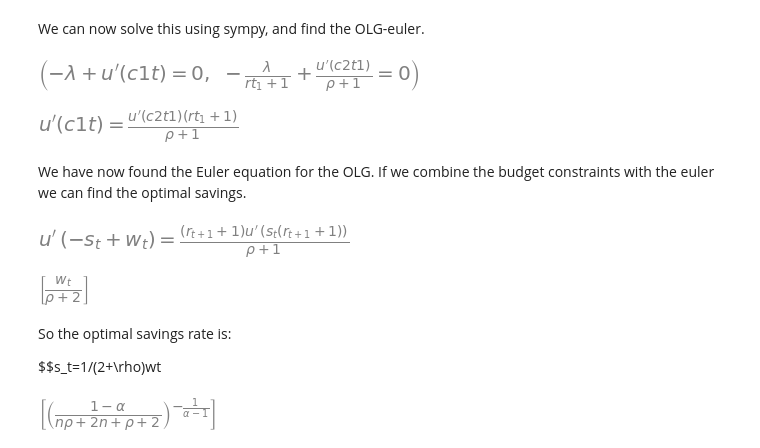
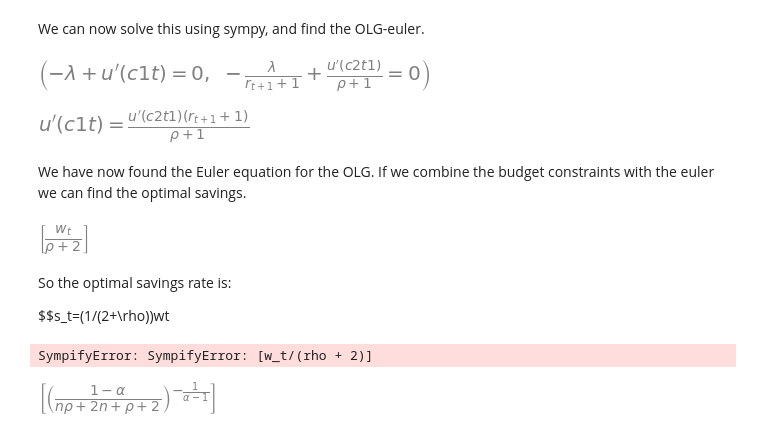
Before and after one commit to NumEconCopenhagen/projects-2024-daniel-og-lukas, a Jupyter notebook: modelproject/modelproject.ipynb, the cells around one changed output. Drawn from its saved outputs; the diff is of its cells as text; code cells hidden in the pictures.

```diff
--- a/modelproject/modelproject.ipynb
+++ b/modelproject/modelproject.ipynb
@@ -87,33 +87,33 @@ We can now solve this using sympy, and find the OLG-euler.
 # %%
 from sympy import symbols, Function, diff, Eq, solve, init_printing
 
 init_printing()
 
 # Symbols
-c1t, c2t1, Wt, rt1, rho, lam = symbols('c1t c2t1 Wt rt1 rho lambda')
+c1t, c2t1, wt, rt1, rho, lam, st, alpha, kt, kt1, n = symbols('c1t c2t1 w_t r_{t+1} rho lambda s_t alpha k_t k_{t+1} n')
 
 # Utility functions
 u = Function('u')
 
 # Lagrangian
-L = u(c1t) + 1 / (1 + rho) * u(c2t1) + lam * (Wt - c1t - c2t1 / (1 + rt1))
+L = u(c1t) + 1 / (1 + rho) * u(c2t1) + lam * (wt - c1t - c2t1 / (1 + rt1))
 
 # Computing FOC
 foc_c1t = diff(u(c1t), c1t) - lam
 foc_c2t1 = diff(u(c2t1), c2t1) / (1 + rho) - lam / (1 + rt1)
 
 u_prime_c1t = symbols("u'(c1t)")
 u_prime_c2t1 = symbols("u'(c2t1)")
 foc_c1t = foc_c1t.subs(diff(u(c1t), c1t), u_prime_c1t)
 foc_c2t1 = foc_c2t1.subs(diff(u(c2t1), c2t1), u_prime_c2t1)
 
 # Formatting
 eq1 = Eq(foc_c1t, 0)
 eq2 = Eq(foc_c2t1, 0)
 
 eq1, eq2
 # %% [output]
-[figure, old version]
+[figure, new version]
 # %%
 # we solve for lambda from eq1 and substitute in eq2
 lambda_from_eq1 = solve(eq1, lam)[0]
@@ -127,40 +127,43 @@ euler_solution_eq = Eq(u_prime_c1t, euler_solution[0])
 
 euler_solution_eq
 # %% [output]
-[figure, old version]
+[figure, new version]
 # %% [markdown]
 We have now found the Euler equation for the OLG. If we combine the budget constraints with the euler we can find the optimal savings.
 # %%
 import sympy as sp
 
 # Varibales
-wt, st, rt1, rho = sp.symbols('w_t s_t r_{t+1} rho')
+wt, st, rt1, rho, alpha = sp.symbols('w_t s_t r_{t+1} rho alpha')
 
 c1t = wt - st
 c2t1 = (1 + rt1) * st
 
 # We define u' as a function
-u_prime = sp.Function('u\'')
+
+u_prime = lambda c: 1 / c
 
 # The euler equation expressed in terms of st and wt
-savings_rate = sp.Eq(u_prime(c1t), (1 + rt1) / (1 + rho) * u_prime(c2t1))
+savings_rate = sp.Eq(u_prime(c1t), (1 + rt1)*u_prime(c2t1) / (1 + rho))
 
-savings_rate
+optimal_savings = sp.solve(savings_rate, st)
+
+optimal_savings
 # %% [output]
-[figure, old version]
+[figure, new version]
-# %%
-def u_prime(c):
-    return 1/c
-eq = Eq(u_prime(-st + wt), (rt1 + 1) * u_prime(st * (rt1 + 1)) / (rho + 1))
-solution = solve(eq, st)
-
-solution
-# %% [output]
-[figure, removed]
 # %% [markdown]
 So the optimal savings rate is:
 
-$$s_t=1/(2+\rho)wt
+$$s_t=(1/(2+\rho))wt
+# %%
+rt = alpha  * kt**(alpha - 1)
+wt = (1 - alpha)  * kt**alpha
+
+kt1e=sp.Eq(kt1 *(1+n), optimal_savings)
+
+kt1e
+# %% [output]
+SympifyError: SympifyError: [w_t/(rho + 2)]
 # %%
 kt, kt1, n, rho, alpha, wt = sp.symbols('k_t k_{t+1} n rho alpha w_t')
 
```
Also changed, not shown: parts of 6 cells of this notebook.
